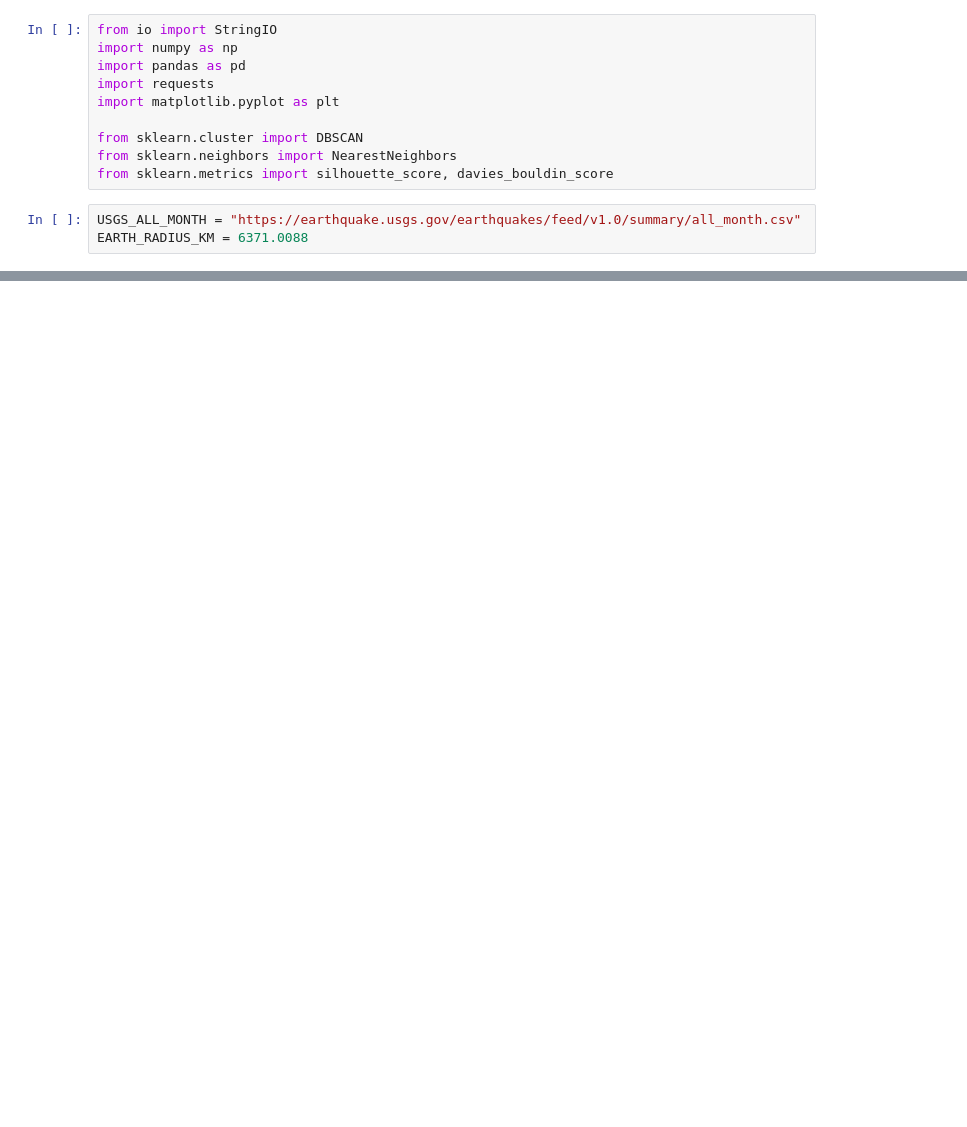
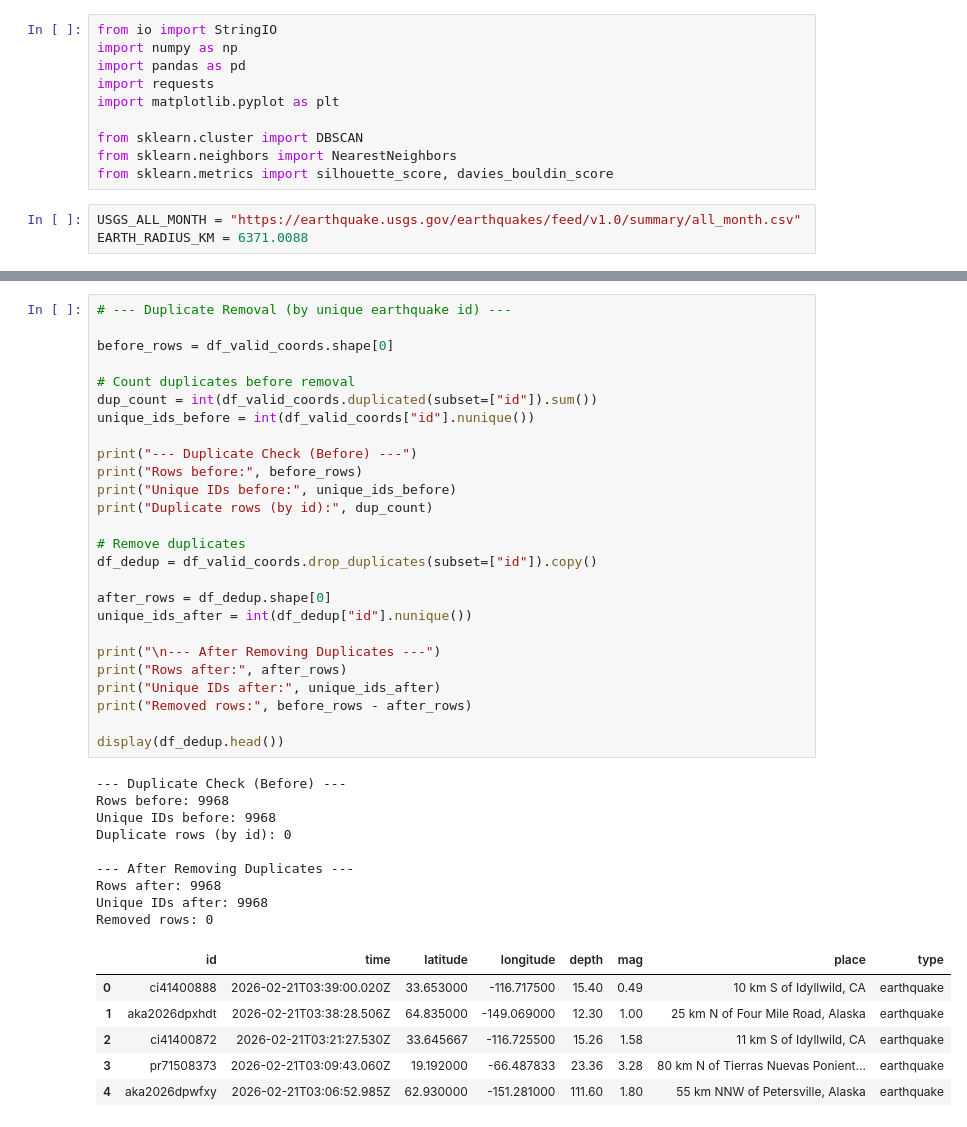
Before and after one commit to sandipbhandari1/AI-Course-Work, a Jupyter notebook: Earthquake.ipynb, the cells around one changed output, grey strips where cells are left out. Saved outputs shown, nothing was run; the diff lists cells and outputs as text; blank space fills up the shorter version.

Commit message:
Duplicate Removal by id and Data Type Conversion (time -> datetime, mag/depth -> numeric)

```diff
--- a/Earthquake.ipynb
+++ b/Earthquake.ipynb
@@ -197,0 +198,42 @@ Removed rows: 0
+# %%
+# --- Duplicate Removal (by unique earthquake id) ---
+
+before_rows = df_valid_coords.shape[0]
+
+# Count duplicates before removal
+dup_count = int(df_valid_coords.duplicated(subset=["id"]).sum())
+unique_ids_before = int(df_valid_coords["id"].nunique())
+
+print("--- Duplicate Check (Before) ---")
+print("Rows before:", before_rows)
+print("Unique IDs before:", unique_ids_before)
+print("Duplicate rows (by id):", dup_count)
+
+# Remove duplicates
+df_dedup = df_valid_coords.drop_duplicates(subset=["id"]).copy()
+
+after_rows = df_dedup.shape[0]
+unique_ids_after = int(df_dedup["id"].nunique())
+
+print("\n--- After Removing Duplicates ---")
+print("Rows after:", after_rows)
+print("Unique IDs after:", unique_ids_after)
+print("Removed rows:", before_rows - after_rows)
+
+display(df_dedup.head())
+# %% [output]
+--- Duplicate Check (Before) ---
+Rows before: 9968
+Unique IDs before: 9968
+Duplicate rows (by id): 0
+
+--- After Removing Duplicates ---
+Rows after: 9968
+Unique IDs after: 9968
+Removed rows: 0
+|  | id | time | latitude | longitude | depth | mag | place | type |
+| 0 | ci41400888 | 2026-02-21T03:39:00.020Z | 33.653000 | -116.717500 | 15.40 | 0.49 | 10 km S of Idyllwild, CA | earthquake |
+| 1 | aka2026dpxhdt | 2026-02-21T03:38:28.506Z | 64.835000 | -149.069000 | 12.30 | 1.00 | 25 km N of Four Mile Road, Alaska | earthquake |
+| 2 | ci41400872 | 2026-02-21T03:21:27.530Z | 33.645667 | -116.725500 | 15.26 | 1.58 | 11 km S of Idyllwild, CA | earthquake |
+| 3 | pr71508373 | 2026-02-21T03:09:43.060Z | 19.192000 | -66.487833 | 23.36 | 3.28 | 80 km N of Tierras Nuevas Ponient... | earthquake |
+| 4 | aka2026dpwfxy | 2026-02-21T03:06:52.985Z | 62.930000 | -151.281000 | 111.60 | 1.80 | 55 km NNW of Petersville, Alaska | earthquake |
```
Also changed, not shown: parts of 6 cells of this notebook, 1 other file.
